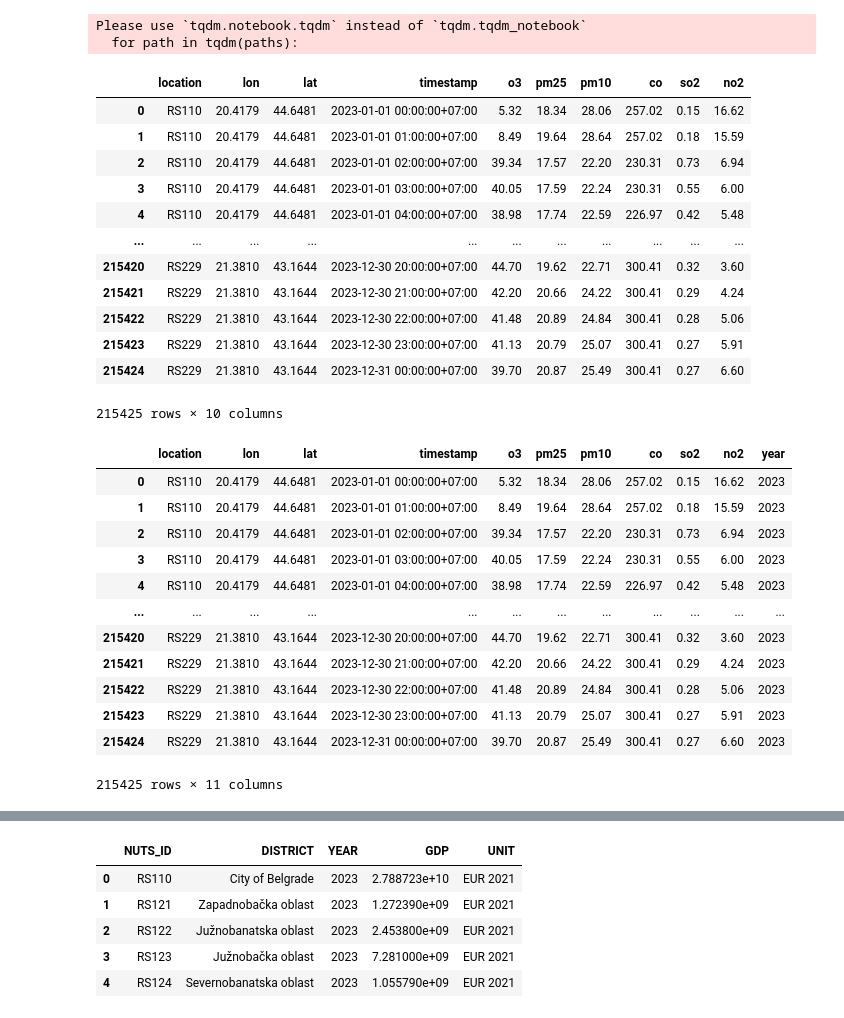
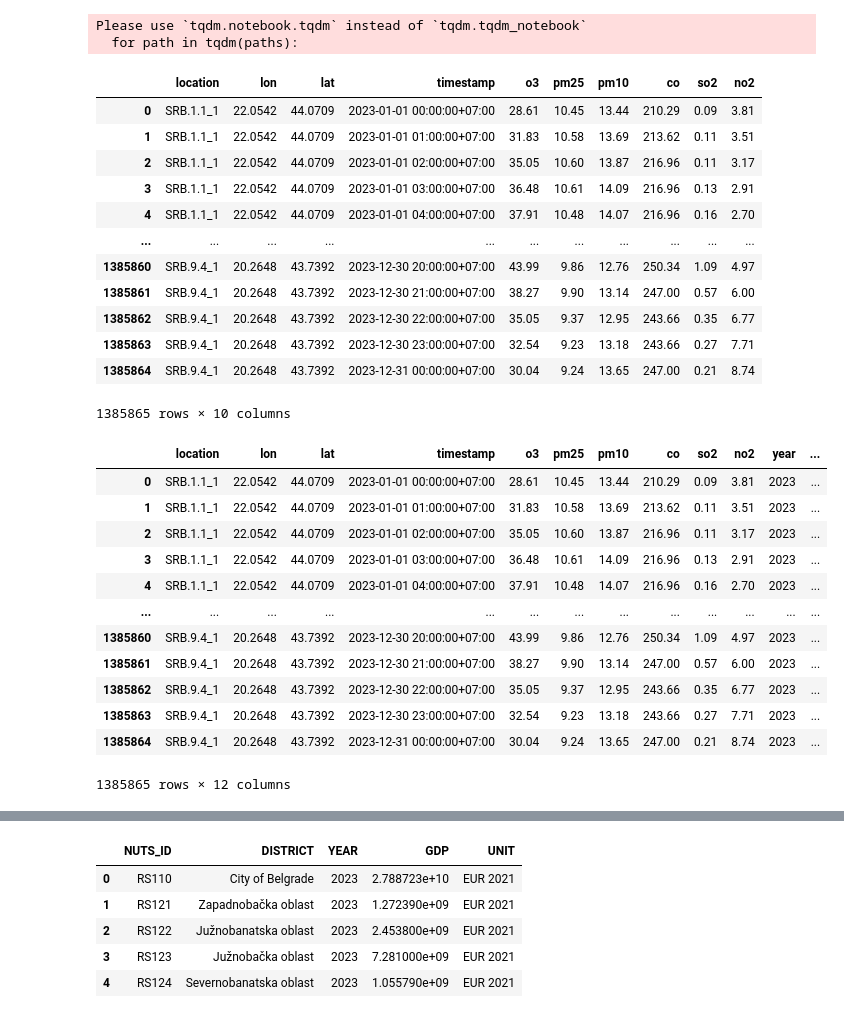
Before and after one commit to sonleh96/wb-gpbp-ldt, a Jupyter notebook: notebooks/extract_owm.ipynb, the cells around one changed output, grey strips where cells are left out. Cells and saved outputs as stored; diff of their text form; code cells hidden in the pictures.

Commit message:
modified to extract owm for municipalities

```diff
--- a/notebooks/extract_owm.ipynb
+++ b/notebooks/extract_owm.ipynb
@@ -15,8 +15,8 @@ from tqdm import tqdm_notebook as tqdm
 # %%
 api_key = 'ac31e02046794bd3f959fbc98fc25231'
 # %%
-gdf = gpd.read_file('countries/SRB/shapefiles/SRB_03M_LVL3.geojson')
-center = gpd.GeoDataFrame(gdf[['NUTS_ID', 'NAME_LATN']])
+gdf = gpd.read_file('D:\Work\WB\LDT\countries\SRB\shapefiles\gadm41_SRB_2.json')
+center = gpd.GeoDataFrame(gdf[['GID_2', 'NAME_2']])
 center['geometry'] = gdf.centroid
 center = center.to_crs(gdf.crs)
 center['lat'] = center.geometry.y
@@ -45,11 +41,11 @@ center
 # %%
-gid_1 = center['NUTS_ID'].to_list()
+gid_2 = center['GID_2'].to_list()
 lat = center['lat'].to_list()
 lon = center['lon'].to_list()
 
 loc_dict = {}
-for i in range(len(gid_1)):
-    loc_dict[gid_1[i]] = [lat[i], lon[i]]
+for i in range(len(gid_2)):
+    loc_dict[gid_2[i]] = [lat[i], lon[i]]
 # %%
 loc_dict
 # %% [output]
@@ -146,7 +144,7 @@ RS213
 #     with open(f"countries/SRB/air_pollution/municipalities/{location_name}_{year}.json", "w") as outfile:
 #             json.dump(json_res, outfile)
 # %%
-paths = glob.glob('D:\Work\WB\LDT\countries\SRB\data\\air_pollution\district/*.json')
+paths = glob.glob('D:\Work\WB\LDT\countries\SRB\\raw_data\\air_pollution\municipalities/*.json')
 paths.sort()
 paths
 # %% [output]
@@ -208,32 +206,33 @@ full_df
 Please use `tqdm.notebook.tqdm` instead of `tqdm.tqdm_notebook`
   for path in tqdm(paths):
 |  | location | lon | lat | timestamp | o3 | pm25 | pm10 | co | so2 | no2 |
-| 0 | RS110 | 20.4179 | 44.6481 | 2023-01-01 00:00:00+07:00 | 5.32 | 18.34 | 28.06 | 257.02 | 0.15 | 16.62 |
-| 1 | RS110 | 20.4179 | 44.6481 | 2023-01-01 01:00:00+07:00 | 8.49 | 19.64 | 28.64 | 257.02 | 0.18 | 15.59 |
-| 2 | RS110 | 20.4179 | 44.6481 | 2023-01-01 02:00:00+07:00 | 39.34 | 17.57 | 22.20 | 230.31 | 0.73 | 6.94 |
-| 3 | RS110 | 20.4179 | 44.6481 | 2023-01-01 03:00:00+07:00 | 40.05 | 17.59 | 22.24 | 230.31 | 0.55 | 6.00 |
-| 4 | RS110 | 20.4179 | 44.6481 | 2023-01-01 04:00:00+07:00 | 38.98 | 17.74 | 22.59 | 226.97 | 0.42 | 5.48 |
+| 0 | SRB.1.1_1 | 22.0542 | 44.0709 | 2023-01-01 00:00:00+07:00 | 28.61 | 10.45 | 13.44 | 210.29 | 0.09 | 3.81 |
+| 1 | SRB.1.1_1 | 22.0542 | 44.0709 | 2023-01-01 01:00:00+07:00 | 31.83 | 10.58 | 13.69 | 213.62 | 0.11 | 3.51 |
+| 2 | SRB.1.1_1 | 22.0542 | 44.0709 | 2023-01-01 02:00:00+07:00 | 35.05 | 10.60 | 13.87 | 216.96 | 0.11 | 3.17 |
+| 3 | SRB.1.1_1 | 22.0542 | 44.0709 | 2023-01-01 03:00:00+07:00 | 36.48 | 10.61 | 14.09 | 216.96 | 0.13 | 2.91 |
+| 4 | SRB.1.1_1 | 22.0542 | 44.0709 | 2023-01-01 04:00:00+07:00 | 37.91 | 10.48 | 14.07 | 216.96 | 0.16 | 2.70 |
 | ... | ... | ... | ... | ... | ... | ... | ... | ... | ... | ... |
-| 215420 | RS229 | 21.3810 | 43.1644 | 2023-12-30 20:00:00+07:00 | 44.70 | 19.62 | 22.71 | 300.41 | 0.32 | 3.60 |
-| 215421 | RS229 | 21.3810 | 43.1644 | 2023-12-30 21:00:00+07:00 | 42.20 | 20.66 | 24.22 | 300.41 | 0.29 | 4.24 |
-| 215422 | RS229 | 21.3810 | 43.1644 | 2023-12-30 22:00:00+07:00 | 41.48 | 20.89 | 24.84 | 300.41 | 0.28 | 5.06 |
-| 215423 | RS229 | 21.3810 | 43.1644 | 2023-12-30 23:00:00+07:00 | 41.13 | 20.79 | 25.07 | 300.41 | 0.27 | 5.91 |
-| 215424 | RS229 | 21.3810 | 43.1644 | 2023-12-31 00:00:00+07:00 | 39.70 | 20.87 | 25.49 | 300.41 | 0.27 | 6.60 |
+| 1385860 | SRB.9.4_1 | 20.2648 | 43.7392 | 2023-12-30 20:00:00+07:00 | 43.99 | 9.86 | 12.76 | 250.34 | 1.09 | 4.97 |
+| 1385861 | SRB.9.4_1 | 20.2648 | 43.7392 | 2023-12-30 21:00:00+07:00 | 38.27 | 9.90 | 13.14 | 247.00 | 0.57 | 6.00 |
+| 1385862 | SRB.9.4_1 | 20.2648 | 43.7392 | 2023-12-30 22:00:00+07:00 | 35.05 | 9.37 | 12.95 | 243.66 | 0.35 | 6.77 |
+| 1385863 | SRB.9.4_1 | 20.2648 | 43.7392 | 2023-12-30 23:00:00+07:00 | 32.54 | 9.23 | 13.18 | 243.66 | 0.27 | 7.71 |
+| 1385864 | SRB.9.4_1 | 20.2648 | 43.7392 | 2023-12-31 00:00:00+07:00 | 30.04 | 9.24 | 13.65 | 247.00 | 0.21 | 8.74 |
-215425 rows × 10 columns
+1385865 rows × 10 columns
 # %%
 full_df['year'] = full_df['timestamp'].dt.year
+full_df['date'] = full_df['timestamp'].dt.date
 full_df
 # %% [output]
-|  | location | lon | lat | timestamp | o3 | pm25 | pm10 | co | so2 | no2 | year |
-| 0 | RS110 | 20.4179 | 44.6481 | 2023-01-01 00:00:00+07:00 | 5.32 | 18.34 | 28.06 | 257.02 | 0.15 | 16.62 | 2023 |
-| 1 | RS110 | 20.4179 | 44.6481 | 2023-01-01 01:00:00+07:00 | 8.49 | 19.64 | 28.64 | 257.02 | 0.18 | 15.59 | 2023 |
-| 2 | RS110 | 20.4179 | 44.6481 | 2023-01-01 02:00:00+07:00 | 39.34 | 17.57 | 22.20 | 230.31 | 0.73 | 6.94 | 2023 |
-| 3 | RS110 | 20.4179 | 44.6481 | 2023-01-01 03:00:00+07:00 | 40.05 | 17.59 | 22.24 | 230.31 | 0.55 | 6.00 | 2023 |
-| 4 | RS110 | 20.4179 | 44.6481 | 2023-01-01 04:00:00+07:00 | 38.98 | 17.74 | 22.59 | 226.97 | 0.42 | 5.48 | 2023 |
-| ... | ... | ... | ... | ... | ... | ... | ... | ... | ... | ... | ... |
-| 215420 | RS229 | 21.3810 | 43.1644 | 2023-12-30 20:00:00+07:00 | 44.70 | 19.62 | 22.71 | 300.41 | 0.32 | 3.60 | 2023 |
-| 215421 | RS229 | 21.3810 | 43.1644 | 2023-12-30 21:00:00+07:00 | 42.20 | 20.66 | 24.22 | 300.41 | 0.29 | 4.24 | 2023 |
-| 215422 | RS229 | 21.3810 | 43.1644 | 2023-12-30 22:00:00+07:00 | 41.48 | 20.89 | 24.84 | 300.41 | 0.28 | 5.06 | 2023 |
-| 215423 | RS229 | 21.3810 | 43.1644 | 2023-12-30 23:00:00+07:00 | 41.13 | 20.79 | 25.07 | 300.41 | 0.27 | 5.91 | 2023 |
-| 215424 | RS229 | 21.3810 | 43.1644 | 2023-12-31 00:00:00+07:00 | 39.70 | 20.87 | 25.49 | 300.41 | 0.27 | 6.60 | 2023 |
+|  | location | lon | lat | timestamp | o3 | pm25 | pm10 | co | so2 | no2 | year | ... |
+| 0 | SRB.1.1_1 | 22.0542 | 44.0709 | 2023-01-01 00:00:00+07:00 | 28.61 | 10.45 | 13.44 | 210.29 | 0.09 | 3.81 | 2023 | ... |
+| 1 | SRB.1.1_1 | 22.0542 | 44.0709 | 2023-01-01 01:00:00+07:00 | 31.83 | 10.58 | 13.69 | 213.62 | 0.11 | 3.51 | 2023 | ... |
+| 2 | SRB.1.1_1 | 22.0542 | 44.0709 | 2023-01-01 02:00:00+07:00 | 35.05 | 10.60 | 13.87 | 216.96 | 0.11 | 3.17 | 2023 | ... |
+| 3 | SRB.1.1_1 | 22.0542 | 44.0709 | 2023-01-01 03:00:00+07:00 | 36.48 | 10.61 | 14.09 | 216.96 | 0.13 | 2.91 | 2023 | ... |
+| 4 | SRB.1.1_1 | 22.0542 | 44.0709 | 2023-01-01 04:00:00+07:00 | 37.91 | 10.48 | 14.07 | 216.96 | 0.16 | 2.70 | 2023 | ... |
+| ... | ... | ... | ... | ... | ... | ... | ... | ... | ... | ... | ... | ... |
+| 1385860 | SRB.9.4_1 | 20.2648 | 43.7392 | 2023-12-30 20:00:00+07:00 | 43.99 | 9.86 | 12.76 | 250.34 | 1.09 | 4.97 | 2023 | ... |
+| 1385861 | SRB.9.4_1 | 20.2648 | 43.7392 | 2023-12-30 21:00:00+07:00 | 38.27 | 9.90 | 13.14 | 247.00 | 0.57 | 6.00 | 2023 | ... |
+| 1385862 | SRB.9.4_1 | 20.2648 | 43.7392 | 2023-12-30 22:00:00+07:00 | 35.05 | 9.37 | 12.95 | 243.66 | 0.35 | 6.77 | 2023 | ... |
+| 1385863 | SRB.9.4_1 | 20.2648 | 43.7392 | 2023-12-30 23:00:00+07:00 | 32.54 | 9.23 | 13.18 | 243.66 | 0.27 | 7.71 | 2023 | ... |
+| 1385864 | SRB.9.4_1 | 20.2648 | 43.7392 | 2023-12-31 00:00:00+07:00 | 30.04 | 9.24 | 13.65 | 247.00 | 0.21 | 8.74 | 2023 | ... |
-215425 rows × 11 columns
+1385865 rows × 12 columns
```
Also changed, not shown: parts of 14 cells of this notebook.
